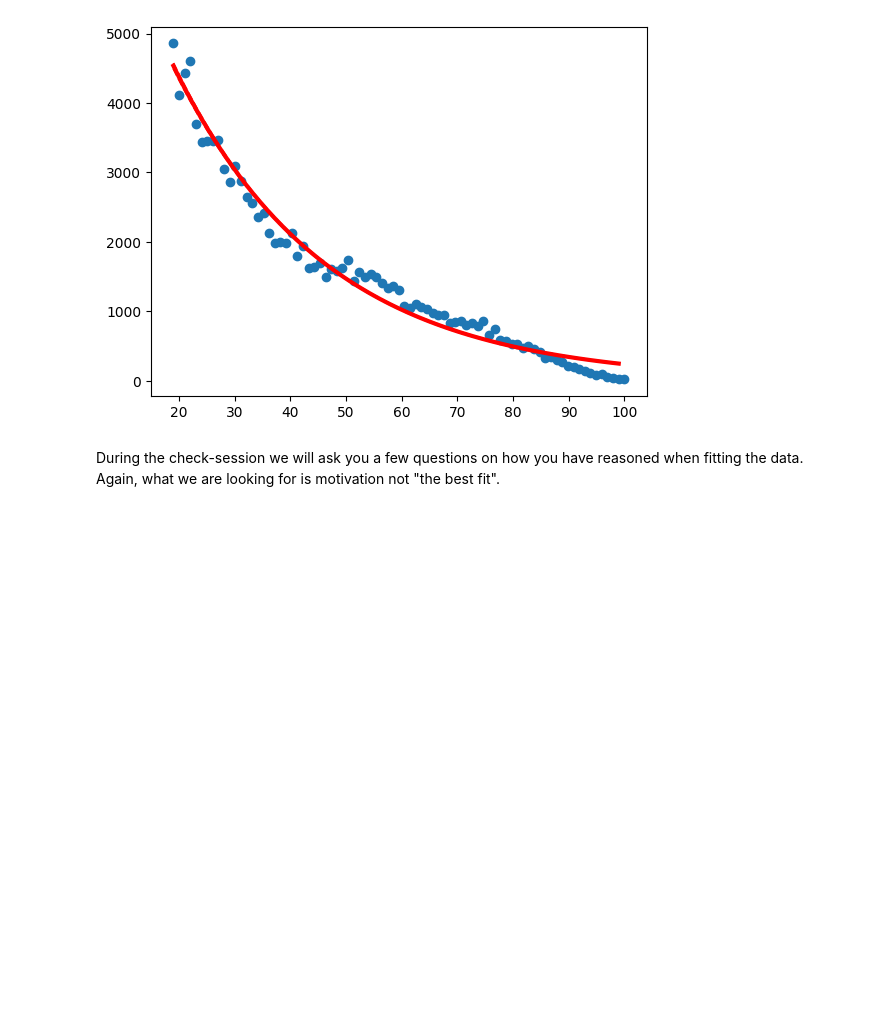
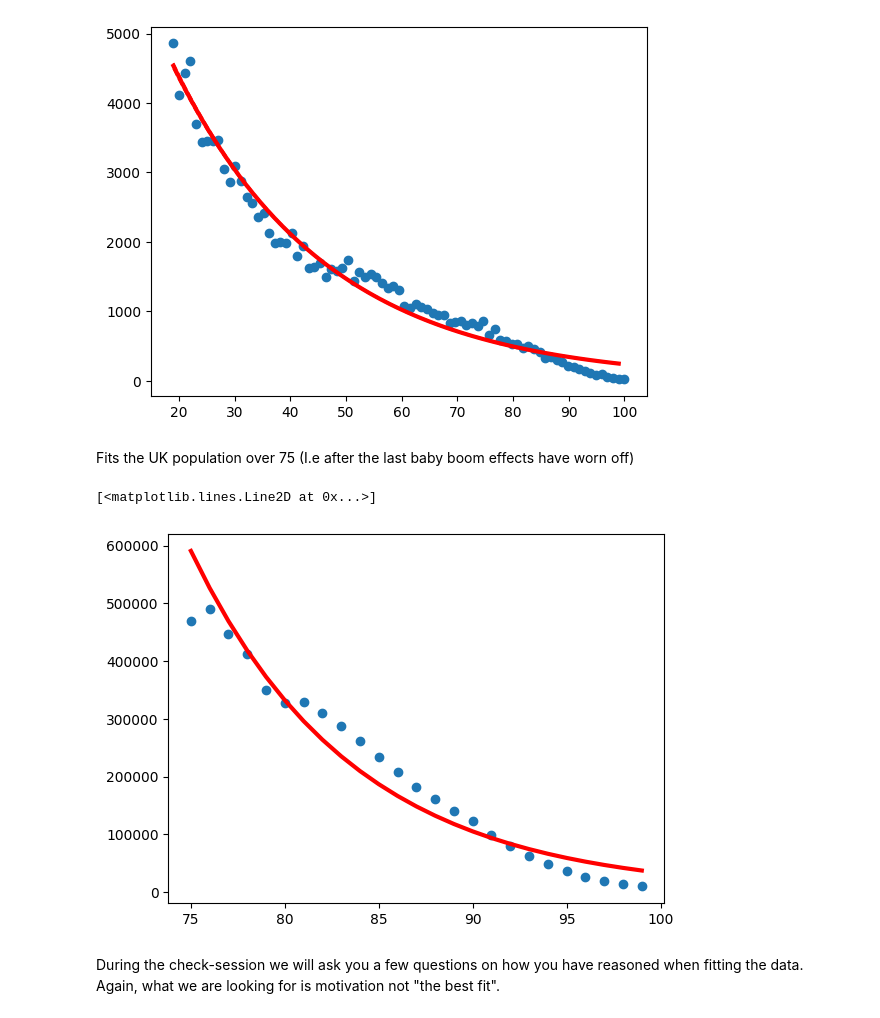
Before and after one commit to jr919cam/jr919_ads_2024, a Jupyter notebook: _notebooks/Practical_3 (1).ipynb, the cells around one changed output. Cells and saved outputs as stored; diff of their text form; code cells hidden in the pictures; blank space fills up the shorter version.

```diff
--- a/_notebooks/Practical_3 (1).ipynb
+++ b/_notebooks/Practical_3 (1).ipynb
@@ -830,6 +830,27 @@ plt.plot(x_pred,y_pred['mean_ci_upper'], color='red',linestyle='--',zorder=2)
 # %% [output]
 [<matplotlib.lines.Line2D at 0x...>]
 [figure]
+# %% [markdown]
+Fits the UK population over 75 (I.e after the last baby boom effects have worn off)
+# %%
+x = np.linspace(75,100,25,endpoint=False).reshape(-1, 1)
+uk_ages_above_75 = age_df.sum()[75:100]
+
+# Design matrix with basis functions
+poisson_model = sm.GLM(uk_ages_above_75, sm.add_constant(x), family=sm.families.Poisson())
+poisson_model_result = poisson_model.fit()
+
+x_pred = np.arange(75,100)
+y_pred = poisson_model_result.get_prediction(sm.add_constant(x_pred)).summary_frame(alpha=0.05)
+
+plt.scatter(x, uk_ages_above_75)
+
+plt.plot(x_pred,y_pred['mean'],color='red',linewidth=3.0,zorder=2)
+plt.plot(x_pred,y_pred['mean_ci_lower'], color='red',linestyle='--',zorder=2)
+plt.plot(x_pred,y_pred['mean_ci_upper'], color='red',linestyle='--',zorder=2)
+# %% [output]
+[<matplotlib.lines.Line2D at 0x...>]
+[figure, added]
 # %% [markdown]
 During the check-session we will ask you a few questions on how you have reasoned when fitting the data.
 Again, what we are looking for is motivation not "the best fit".
```
Also changed, not shown: parts of 8 cells of this notebook, 14 other files.
